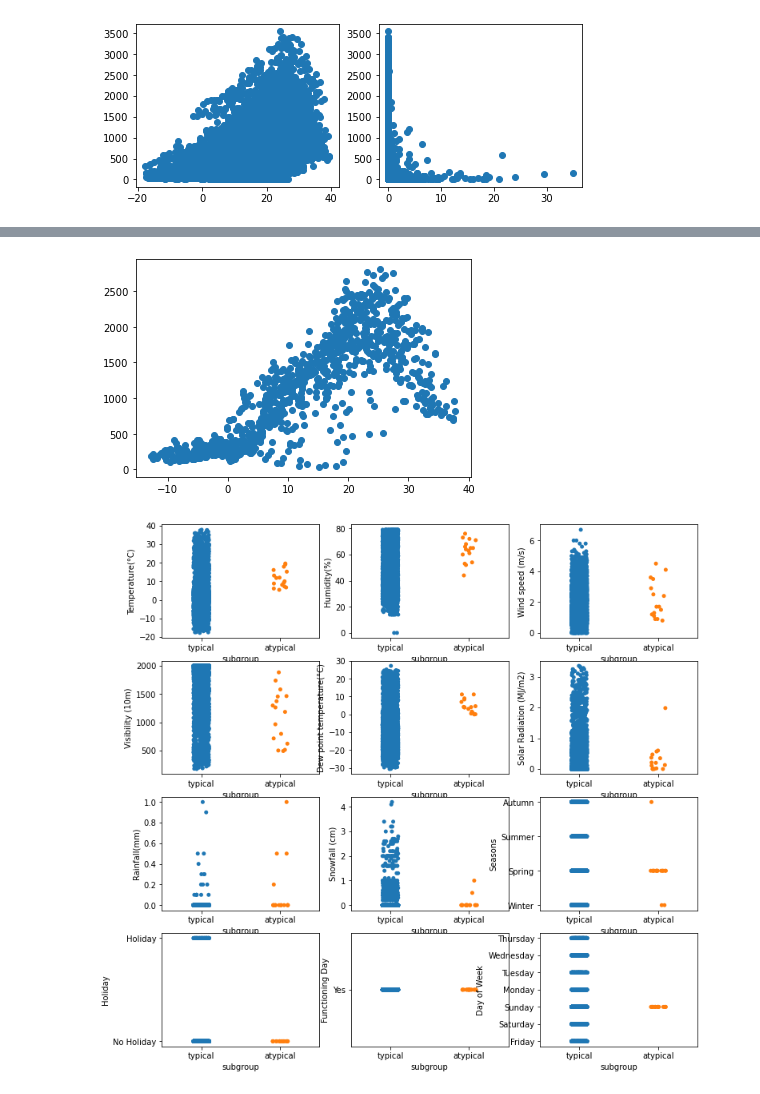
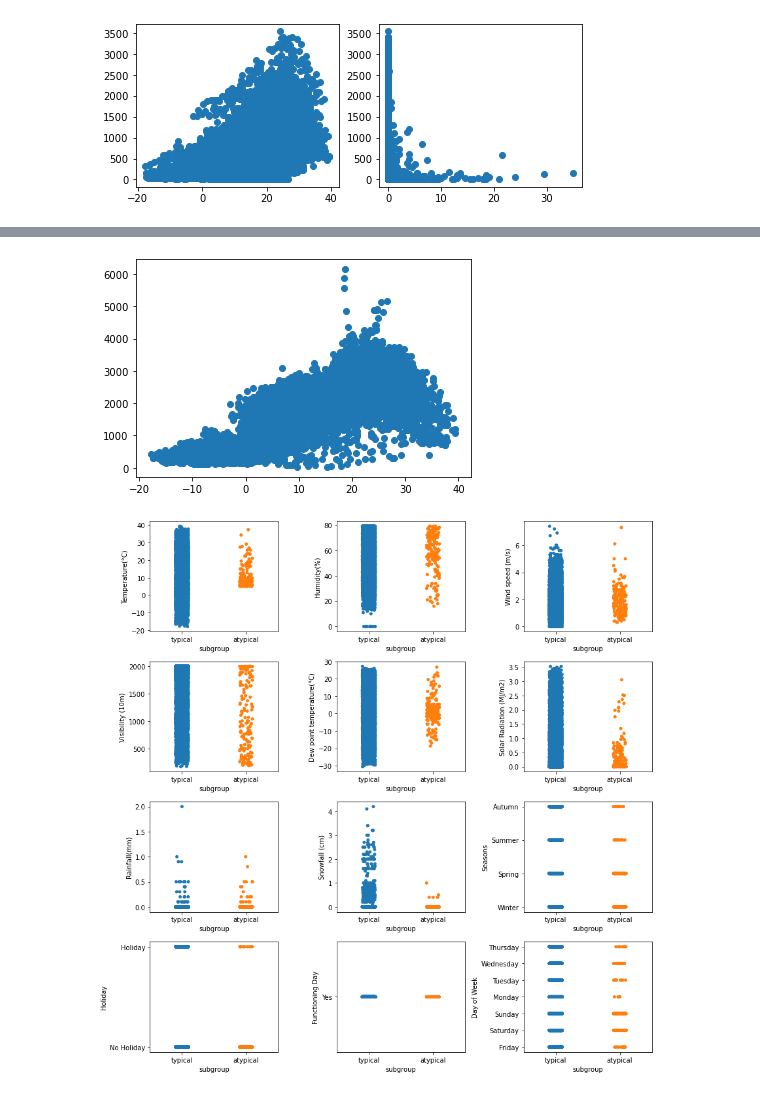
Before and after one commit to xpliu16/Bike_share, a Jupyter notebook: Bike_share.ipynb, the cells around one changed output, grey strips where cells are left out. Drawn from its saved outputs; the diff is of its cells as text; code cells hidden in the pictures.

```diff
--- a/Bike_share.ipynb
+++ b/Bike_share.ipynb
@@ -262,16 +259,27 @@ plt.scatter(df['Temperature(°C)'][df['Rainfall(mm)']<3], df['de_daily_nw'][df['
+# %%
+for i in range(0,len(df)):
+    if ((df['Day of Week'][i] not in ['Saturday','Sunday']) and
+        (df['Holiday'][i] != 'Holiday')):
+        df.loc[i,'de_daily_w'] = (
+            df.loc[i,'Rented Bike Count']
+            /df_weekday.loc[df['Hour'][i],'Rented Bike Re Max'])
+        df.loc[i,'de_daily'] = (
+            df.loc[i,'Rented Bike Count']
+            /df_weekday.loc[df['Hour'][i],'Rented Bike Re Max'])
+
+# In the end decided to use pooled de_daily between work and nonwork days to facilitate continuous time series time analysis
 # %%
-df.loc[(df['Temperature(°C)']>5) & (df['de_daily_nw']<300), 'subgroup'] = 'atypical'
-df.loc[(df['Temperature(°C)']<5) | (df['de_daily_nw']>300), 'subgroup'] = 'typical'
+df.loc[(df['Temperature(°C)']>5) & (df['de_daily']<300), 'subgroup'] = 'atypical'
+df.loc[(df['Temperature(°C)']<5) | (df['de_daily']>300), 'subgroup'] = 'typical'
 
 fig = plt.figure(figsize=(12,12))
 
-for i in range(3,df.shape[1]-2):
-    #plt.sca(axes[(i-3)%  ])
+for i in range(3,df.shape[1]-5):
     ax = fig.add_subplot(4, 3, i-2)
     plt.sca(ax)
     sns.stripplot(data = df,
               x = 'subgroup',
-#              y = 'Temperature(°C)',
               y = df.columns[i],
               )
+fig.tight_layout()
 # %% [output]
@@ -279,28 +287,34 @@ for i in range(3,df.shape[1]-2):
 # %%
 fig4 = plt.figure()
 inds = (
     (df['Rainfall(mm)']<3) &
     (df['Functioning Day']=='Yes') &
     (df['Humidity(%)']<80)
 )
-plt.scatter(df['Temperature(°C)'][inds], df['de_daily_nw'][inds])
+plt.scatter(df['Temperature(°C)'][inds], df['de_daily'][inds])
 
-df.loc[(df['Temperature(°C)']>5) & (df['de_daily_nw']<300), 'subgroup'] = 'atypical'
-df.loc[(df['Temperature(°C)']<5) | (df['de_daily_nw']>300), 'subgroup'] = 'typical'
+df.loc[(df['Temperature(°C)']>5) & (df['de_daily']<700), 'subgroup'] = 'atypical'
+df.loc[(df['Temperature(°C)']<5) | (df['de_daily']>700), 'subgroup'] = 'typical'
 df.loc[~inds,'subgroup'] = None
+
+# After accounting for humidity < 80%, rain less than 3 mm, and ensuring it is a functioning day for the bike share system
+# Atypical group is a group of points with reasonably warm temperatures but low bike demand
+# Let's see what the characteristics of those days were
+# From the graphs, we see they are still higher humidity / dew point and overcast
 
 fig = plt.figure(figsize=(12,12))
 
-for i in range(3,df.shape[1]-2):
+for i in range(3,df.shape[1]-5):
     ax = fig.add_subplot(4, 3, i-2)
     plt.sca(ax)
     sns.stripplot(data = df,
               x = 'subgroup',
               y = df.columns[i],
               )
+fig.tight_layout()
 # %% [output]
-[figure, old version]
+[figure, new version]
-[figure, old version]
+[figure, new version]
 # %%
 df[df['subgroup']=='atypical']
 # Warm winter day with snowfall
```
Also changed, not shown: parts of 32 cells of this notebook.
